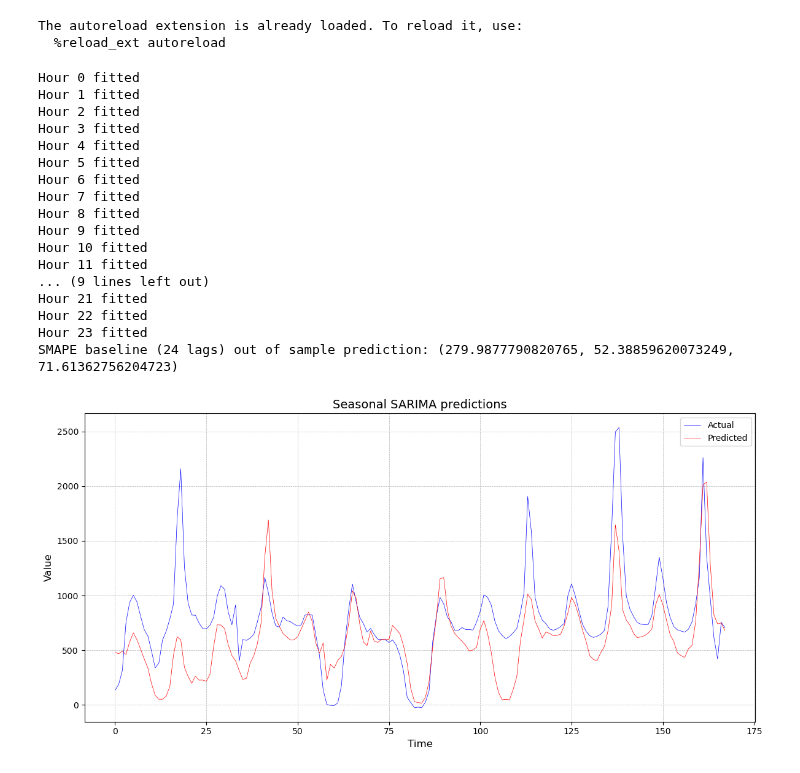
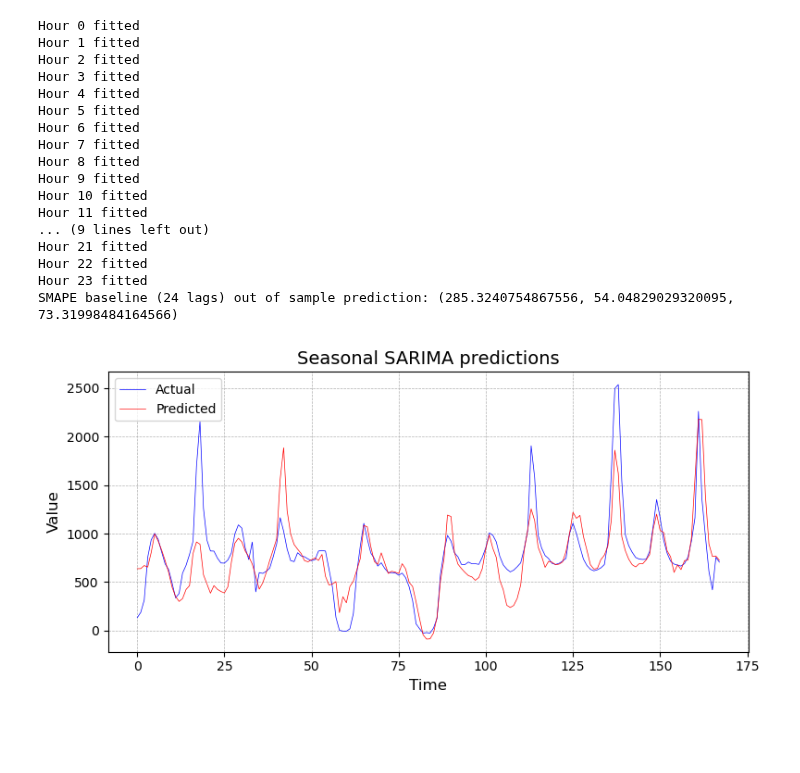
Before and after one commit to peterravn/Seminar-Adv-Finance, a Jupyter notebook: 6. Ridge and lasso.ipynb, the cells around one changed output. Cells and saved outputs as stored; diff of their text form; code cells hidden in the pictures; blank space fills up the shorter version.

Commit message:
PLR: Oprydning og baselines

```diff
--- a/6. Ridge and lasso.ipynb
+++ b/6. Ridge and lasso.ipynb
@@ -33,49 +33,12 @@ for hour in range(24):
       datasets[hour][f'DK2_spot_lag_{i}'] = datasets[hour]['DK2_spot'].shift(i)
       datasets[hour] = datasets[hour].dropna()
 
-datasets_train = {hour: datasets[hour][(datasets[hour]['DATE'] >= '2014-01-01') & (datasets[hour]['DATE'] < '2023-01-01')] for hour in range(24)}
-datasets_test = {hour: datasets[hour][datasets[hour]['DATE'] >= '2023-01-01'] for hour in range(24)}
+regex_choice = "^(sun_|wind_|temp_|DK2_spot_lag_)"
+pca_percent = 0.7
 
-y_train = {hour: datasets_train[hour]['DK2_spot'].to_numpy().reshape(-1, 1) for hour in range(24)}
-y_test = {hour: datasets_test[hour]['DK2_spot'].to_numpy().reshape(-1, 1) for hour in range(24)}
-
-y_train_deseason = {hour: datasets_train[hour]['deseasonalized'].to_numpy().reshape(-1, 1) for hour in range(24)}
-y_test_deseason = {hour: datasets_test[hour]['deseasonalized'].to_numpy().reshape(-1, 1) for hour in range(24)}
-
-y_train_season = {hour: datasets_train[hour]['seasonal_component'].to_numpy().reshape(-1, 1) for hour in range(24)}
-y_test_season = {hour: datasets_test[hour]['seasonal_component'].to_numpy().reshape(-1, 1) for hour in range(24)}
-
-exog_variables_train = {
-    hour: datasets_train[hour].filter(regex="^(sun_|wind_|temp_|DK2_spot_lag_)").to_numpy()
-    for hour in range(24)
-}
-
-scalers = {}
-exog_variables_train_stand = {}
-
-# Fit and transform each hour’s data
-for hour in range(24):
-    # Fit the scaler on the training data for the current hour
-    scaler = StandardScaler().fit(exog_variables_train[hour])
-    scalers[hour] = scaler  # Store the scaler for each hour
-
-    # Transform the training data
-    exog_variables_train_stand[hour] = scaler.transform(exog_variables_train[hour])
-
-exog_variables_test = {
-    hour: datasets_test[hour].filter(regex="^(sun_|wind_|temp_|DK2_spot_lag_)").to_numpy()
-    for hour in range(24)
-}
-
-exog_variables_test_stand = {}
-
-# Transform each hour’s test data using the corresponding scaler
-for hour in range(24):
-    # Use the scaler fitted on the training data for this hour
-    exog_variables_test_stand[hour] = scalers[hour].transform(exog_variables_test[hour])
+y_train, y_test, y_train_deseason, y_test_deseason, y_train_season, y_test_season, \
+exog_variables_train, scalers, exog_variables_train_stand, exog_variables_test, \
+exog_variables_test_stand, pca_train, pca_test = split_data_into_series(datasets, pca_percent, regex_choice)
-# %% [output]
-The autoreload extension is already loaded. To reload it, use:
-  %reload_ext autoreload
 # %%
 warnings.filterwarnings("ignore", category=ConvergenceWarning)
 
@@ -85,7 +48,7 @@ optimal_rho_dict = {}
 final_mspe_dict = {}
 
 for hour in range(24):
-    X_train_lasso, X_validation_lasso, y_train_lasso, y_validation_lasso = train_test_split(exog_variables_train_stand[hour], y_train[hour], test_size=0.2, random_state=42)
+    X_train_lasso, X_validation_lasso, y_train_lasso, y_validation_lasso = train_test_split(exog_variables_train_stand[hour], y_train_deseason[hour], test_size=0.2, random_state=42)
 
     lambdaa = np.exp(np.log(10) * np.linspace(np.log10(0.00001), np.log10(100), 20))
     rho = np.linspace(0, 1, 10)
@@ -119,40 +82,40 @@ for hour in range(24):
     optimal_lambda_dict[hour], optimal_rho_dict[hour] = best_params["x"], best_params["y"]
 
     model = ElasticNet(alpha=optimal_lambda_dict[hour], l1_ratio=optimal_rho_dict[hour], fit_intercept=True)
-    model.fit(exog_variables_train_stand[hour], y_train[hour])
+    model.fit(exog_variables_train_stand[hour], y_train_deseason[hour])
 
-    predictions_dict[hour] = model.predict(exog_variables_test_stand[hour]).reshape(-1, 1)
+    predictions_dict[hour] = model.predict(exog_variables_test_stand[hour]).reshape(-1, 1) + y_test_season[hour].reshape(-1, 1)
 
     print(f'Hour {hour} fitted')
 
 warnings.resetwarnings()
 
 combined_predictions, combined_test = combine_24_hour_data(predictions_dict, y_test)
 
 smape_baseline = out_of_sample_pred(combined_test, combined_predictions)
 
 print(f'SMAPE baseline (24 lags) out of sample prediction: {smape_baseline}')
 
 plot_actual_vs_predicted(combined_test, combined_predictions, "Seasonal SARIMA predictions")
 # %% [output]
 Hour 0 fitted
 Hour 1 fitted
 Hour 2 fitted
 Hour 3 fitted
 Hour 4 fitted
 Hour 5 fitted
 Hour 6 fitted
 Hour 7 fitted
 Hour 8 fitted
 Hour 9 fitted
 Hour 10 fitted
 Hour 11 fitted
 ... (9 lines left out)
 Hour 21 fitted
 Hour 22 fitted
 Hour 23 fitted
-SMAPE baseline (24 lags) out of sample prediction: (279.9877790820765, 52.38859620073249, 71.61362756204723)
+SMAPE baseline (24 lags) out of sample prediction: (285.3240754867556, 54.04829029320095, 73.31998484164566)
-[figure, old version]
+[figure, new version]
 # %%
 # Rainbow color map
 hour = 12
```
Also changed, not shown: parts of 1 cell of this notebook, 22 other files.
